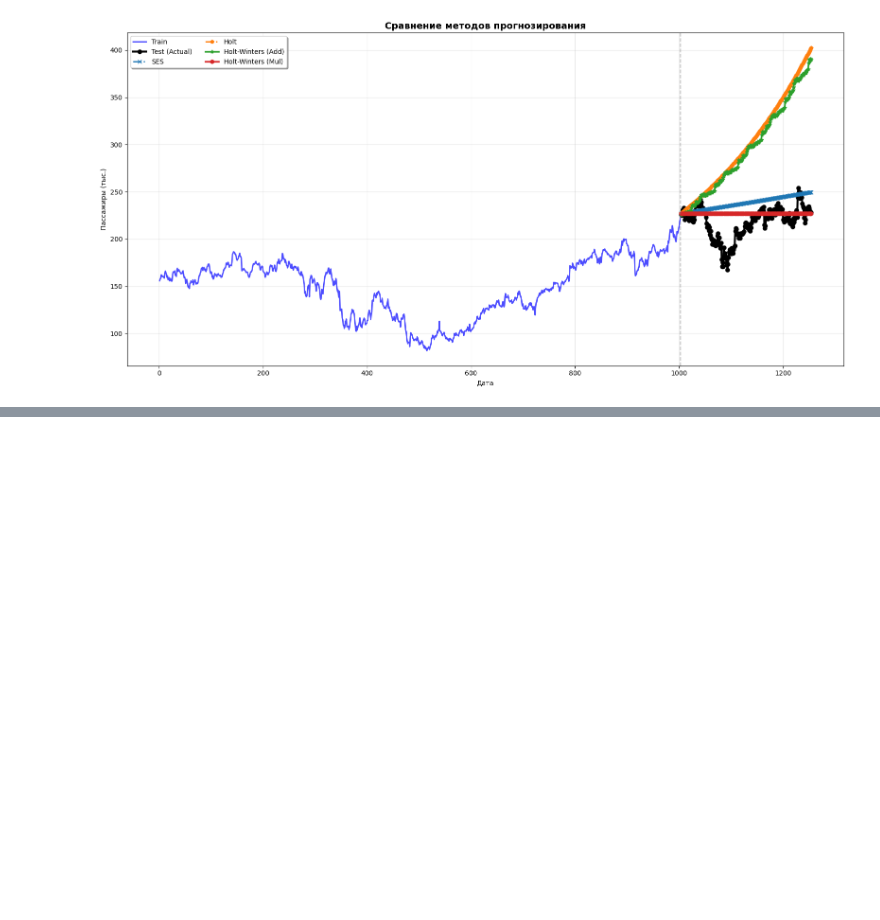
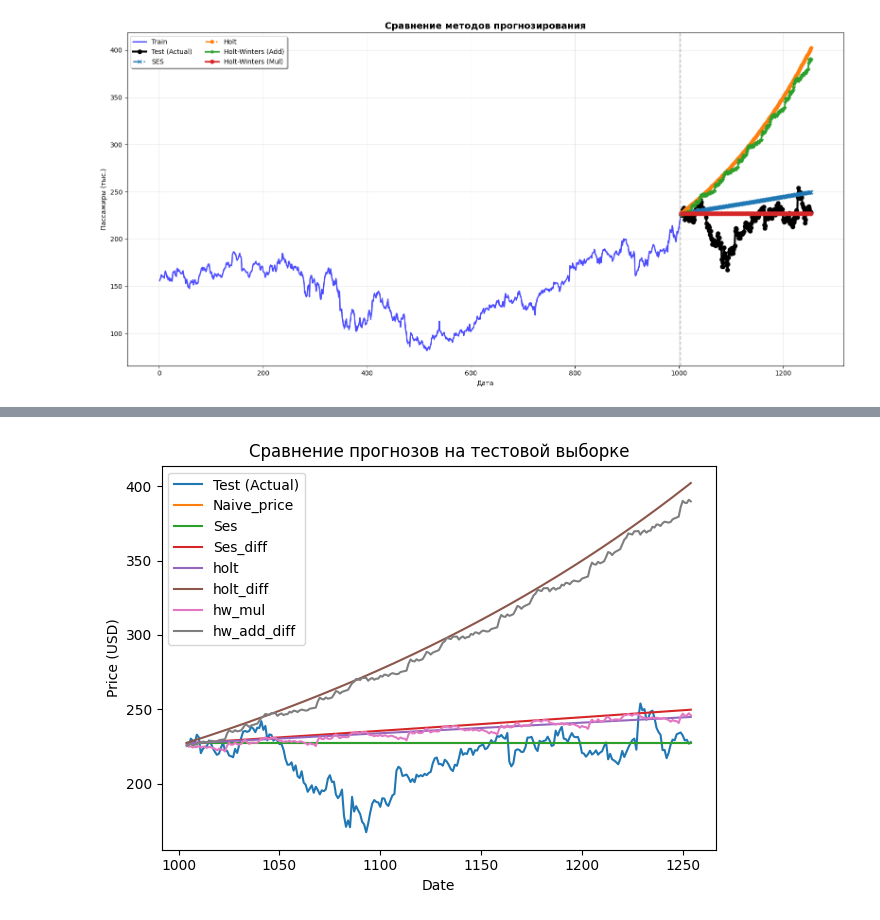
Before and after one commit to NikitaFedorovS/TS_post, a Jupyter notebook: hm_1.ipynb, the cells around one changed output, grey strips where cells are left out. Saved outputs shown, nothing was run; the diff lists cells and outputs as text; code cells hidden in the pictures; blank space fills up the shorter version.

```diff
--- a/hm_1.ipynb
+++ b/hm_1.ipynb
@@ -572,0 +572,23 @@ metrics_df
+# %%
+plt.figure()
+plt.plot(test.index, y_true, label='Test (Actual)')
+
+plt.plot(test.index, naive_forecast, label='Naive_price')
+
+plt.plot(test.index, ses_pred, label='Ses')
+plt.plot(test.index, ses_pred_diff, label='Ses_diff')
+
+plt.plot(test.index, holt_pred, label='holt')
+plt.plot(test.index, holt_pred_diff, label='holt_diff')
+
+plt.plot(test.index, hw_mul, label='hw_mul')
+plt.plot(test.index, hw_add_pred_diff, label='hw_add_diff')
+
+plt.title('Сравнение прогнозов на тестовой выборке')
+plt.xlabel('Date')
+plt.ylabel('Price (USD)')
+plt.legend()
+plt.tight_layout()
+plt.show()
+# %% [output]
+[figure, added]
```
Also changed, not shown: parts of 12 cells of this notebook.
